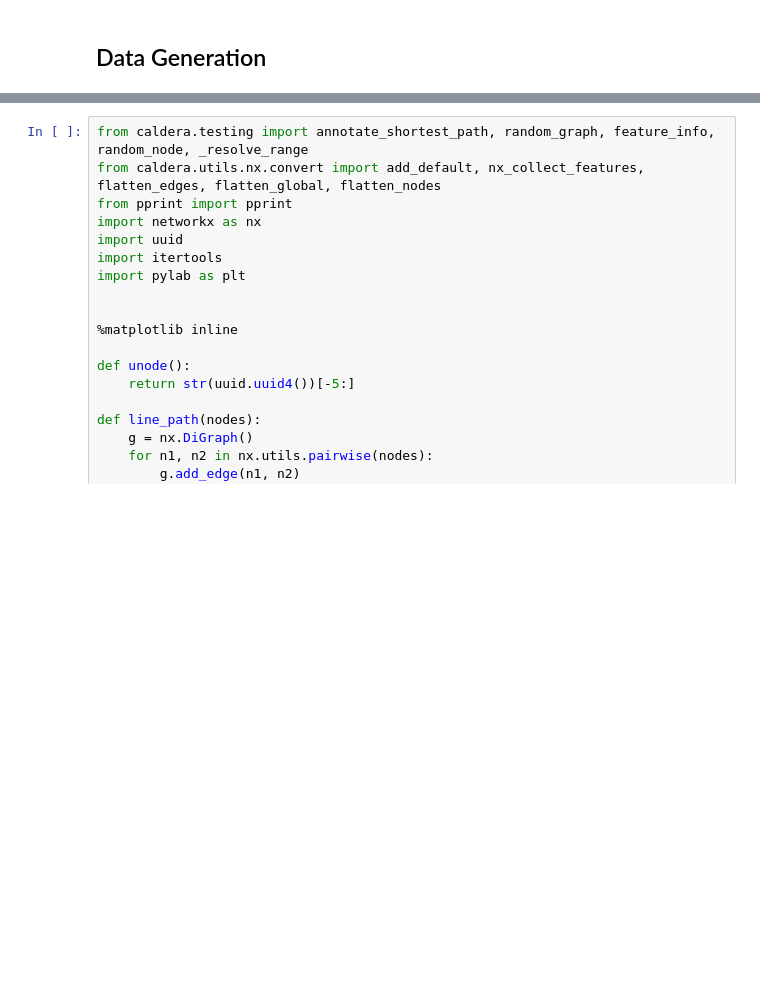
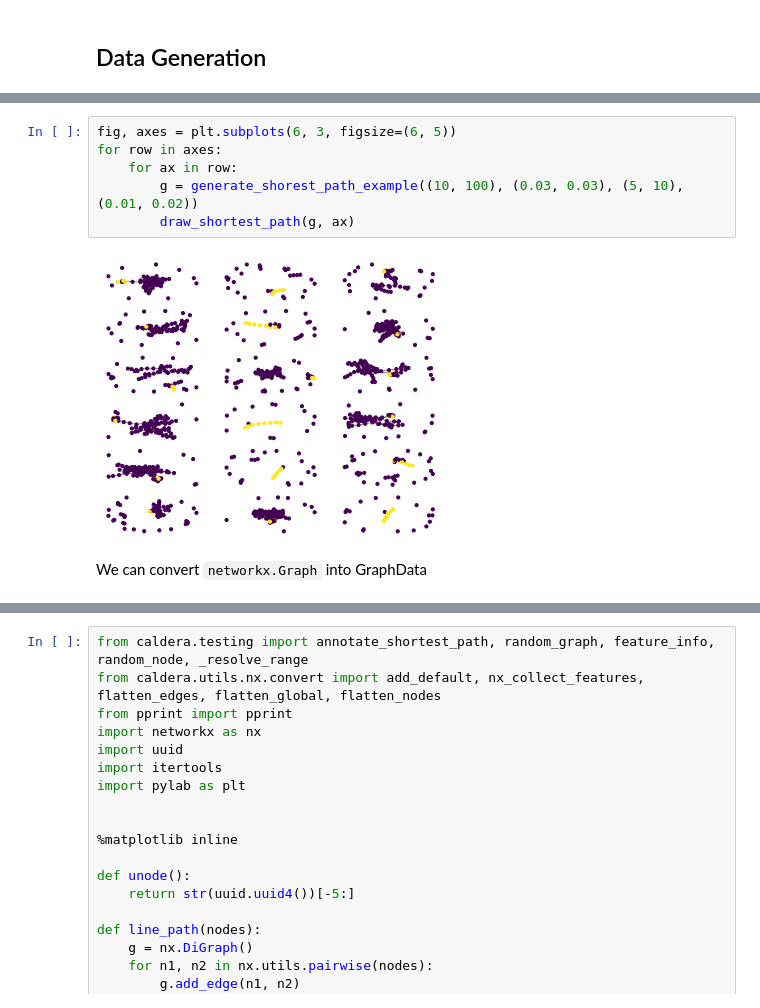
Before and after one commit to jvrana/caldera, a Jupyter notebook: examples/traversals/shortest_path.ipynb, the cells around one changed output, grey strips where cells are left out. Cells and saved outputs as stored; diff of their text form; blank space fills up the shorter version.

Commit message:
traversal example

```diff
--- a/examples/traversals/shortest_path.ipynb
+++ b/examples/traversals/shortest_path.ipynb
@@ -144,0 +142,10 @@ plt.figure
+# %%
+fig, axes = plt.subplots(6, 3, figsize=(6, 5))
+for row in axes:
+    for ax in row:
+        g = generate_shorest_path_example((10, 100), (0.03, 0.03), (5, 10), (0.01, 0.02))
+        draw_shortest_path(g, ax)
+# %% [output]
+[figure, added]
+# %% [markdown]
+We can convert `networkx.Graph` into GraphData
```
Also changed, not shown: parts of 10 cells of this notebook, 2 other files.
